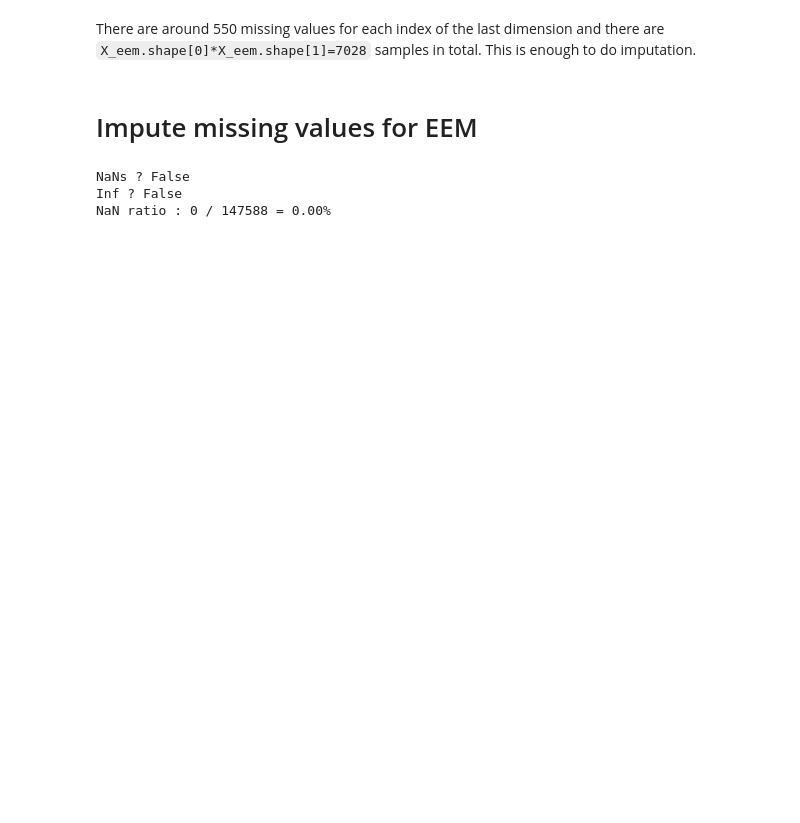
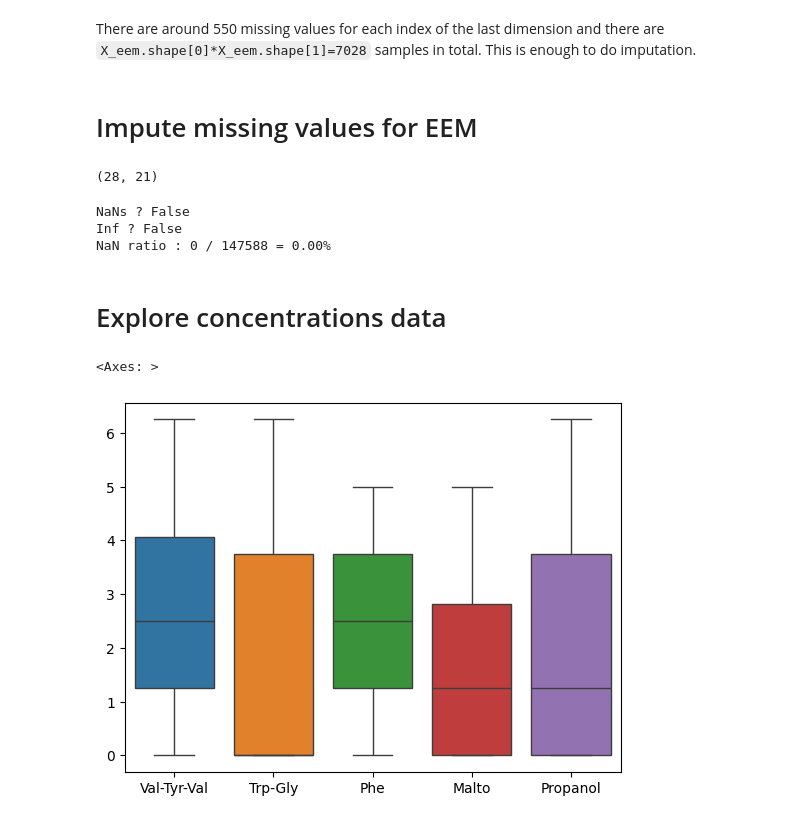
Before and after one commit to DIlyess/JODA_Multivariate_Analysis, a Jupyter notebook: notebooks/EDA.ipynb, the cells around one changed output. Cells and saved outputs as stored; diff of their text form; code cells hidden in the pictures; blank space fills up the shorter version.

```diff
--- a/notebooks/EDA.ipynb
+++ b/notebooks/EDA.ipynb
@@ -111,10 +157,13 @@ There are around 550 missing values for each index of the last dimension and the
 
 X_eem_imputed = X_eem.copy()
 means = np.nanmean(X_eem, axis=1)
+print(means.shape)
 for i in range(X_eem.shape[0]):
     X_eem_imputed[i, :, :] = np.where(
         np.isnan(X_eem[i, :, :]), means[i], X_eem[i, :, :]
     )
+# %% [output]
+(28, 21)
 # %%
 print("NaNs ?", np.isnan(X_eem_imputed).any())
 print("Inf ?", np.isinf(X_eem_imputed).any())
@@ -125,3 +174,10 @@ print(f"NaN ratio : {nb_nan} / {nb_of_values} = {nb_nan/nb_of_values:.2%}")
 NaNs ? False
 Inf ? False
 NaN ratio : 0 / 147588 = 0.00%
+# %% [markdown]
+# Explore concentrations data
+# %%
+sns.boxplot(data=df_cts)
+# %% [output]
+<Axes: >
+[figure, added]
```
Also changed, not shown: parts of 10 cells of this notebook.
